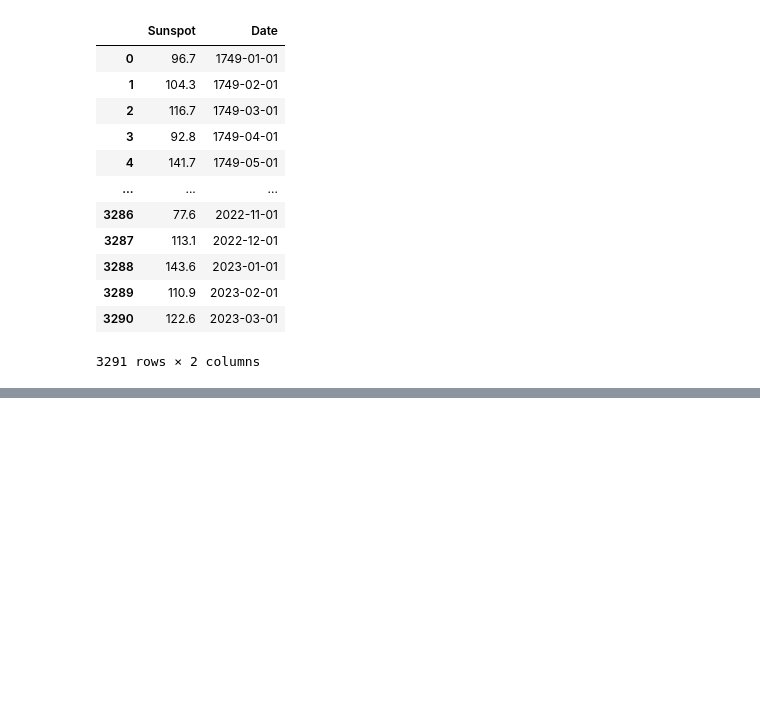
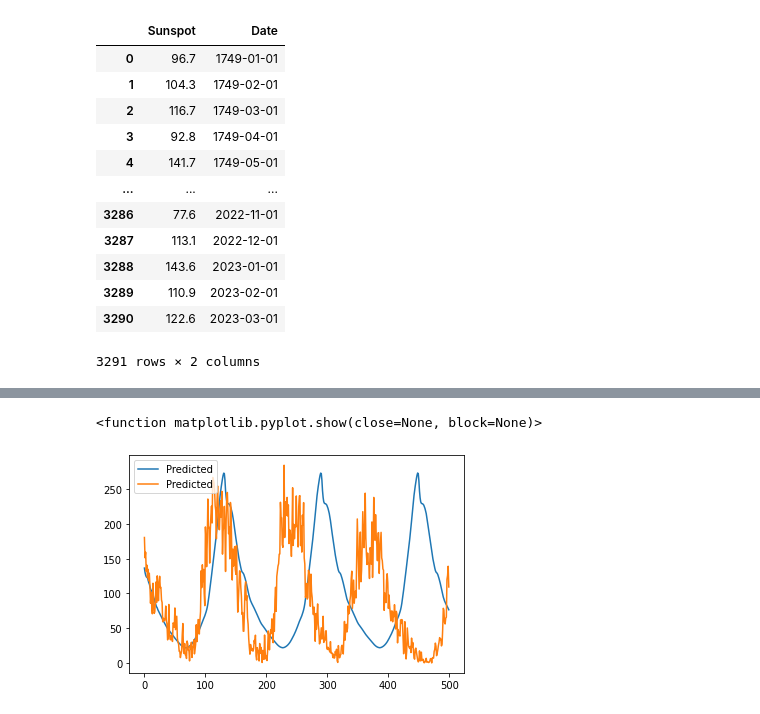
Before and after one commit to jerryzhaozs/lstmsunspots, a Jupyter notebook: sunspots/my_code.ipynb, the cells around one changed output, grey strips where cells are left out. Drawn from its saved outputs; the diff is of its cells as text; code cells hidden in the pictures; blank space fills up the shorter version.

Commit message:
sunspot_predict_30day

```diff
--- a/sunspots/my_code.ipynb
+++ b/sunspots/my_code.ipynb
@@ -82,0 +83,17 @@ plt.show
+# %%
+def upload(data,now):
+    shape=data.shape
+    data=data.ravel()
+    data=np.delete(data,0,axis=None)
+    data=np.append(data,now,axis=None)
+    data=np.reshape(data,shape)
+    return data
+# %%
+ans=[]
+go_X=test_X.copy()
+go_X=np.delete(go_X, np.s_[1:],axis=0)
+print(go_X)
+for i in range(0,500):
+    print(i)
+    ans.append(model.predict(go_X)[0][0])
+    go_X=upload(go_X,ans[-1])
@@ -82,0 +118,9 @@ plt.show
+# %%
+# print(ans)
+plt.plot(range(0,500), ans, label='Predicted')
+plt.plot(range(0,500), test_y[0:500], label='Predicted')
+plt.legend()
+plt.show
+# %% [output]
+<function matplotlib.pyplot.show(close=None, block=None)>
+[figure, added]
```
Also changed, not shown: parts of 5 cells of this notebook.
